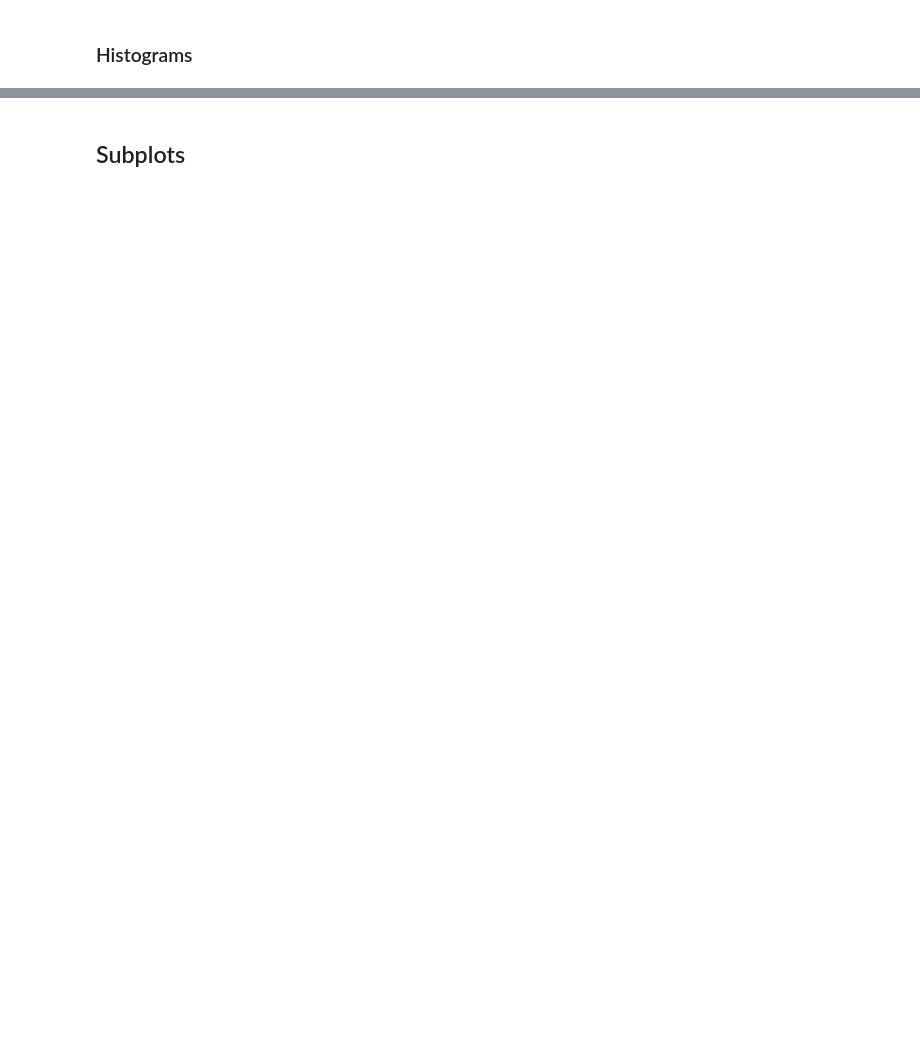
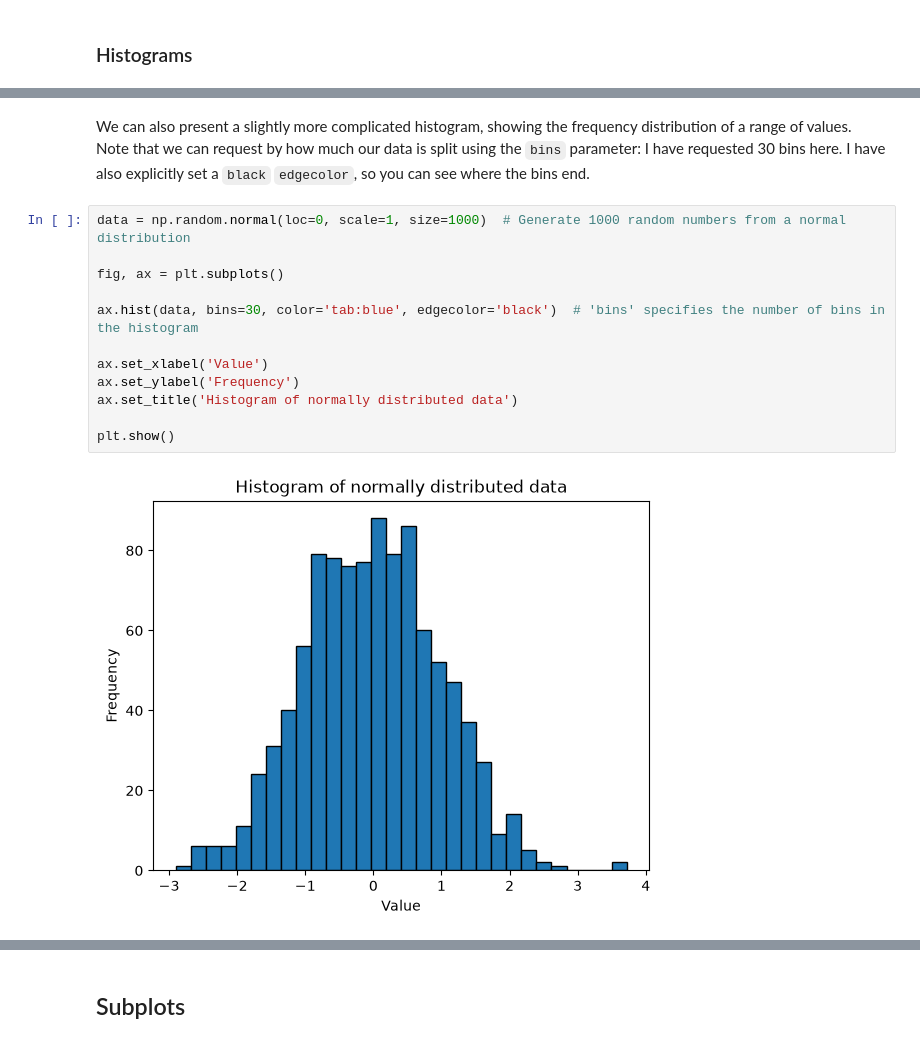
Before and after one commit to trchudley/geospatial-scientific-computing, a Jupyter notebook: week/02/02-plotting.ipynb, the cells around one changed output, grey strips where cells are left out. Drawn from its saved outputs; the diff is of its cells as text; blank space fills up the shorter version.

```diff
--- a/week/02/02-plotting.ipynb
+++ b/week/02/02-plotting.ipynb
@@ -126,0 +225,16 @@ ax.set_ylim(-1.5, 2.5)
+# %% [markdown]
+We can also present a slightly more complicated histogram, showing the frequency distribution of a range of values. Note that we can request by how much our data is split using the `bins` parameter: I have requested 30 bins here. I have also explicitly set a `black` `edgecolor`, so you can see where the bins end.
+# %%
+data = np.random.normal(loc=0, scale=1, size=1000)  # Generate 1000 random numbers from a normal distribution
+
+fig, ax = plt.subplots()
+
+ax.hist(data, bins=30, color='tab:blue', edgecolor='black')  # 'bins' specifies the number of bins in the histogram
+
+ax.set_xlabel('Value')
+ax.set_ylabel('Frequency')
+ax.set_title('Histogram of normally distributed data')
+
+plt.show()
+# %% [output]
+[figure, added]
```
Also changed, not shown: parts of 24 cells of this notebook, 3 other files.
